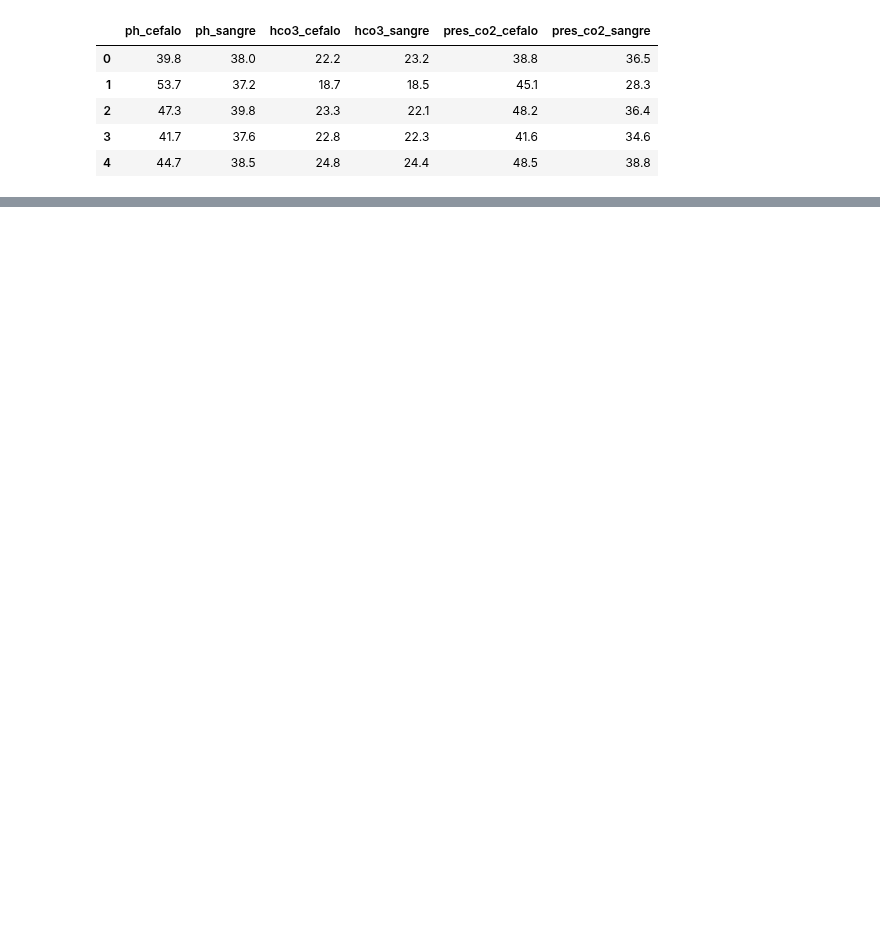
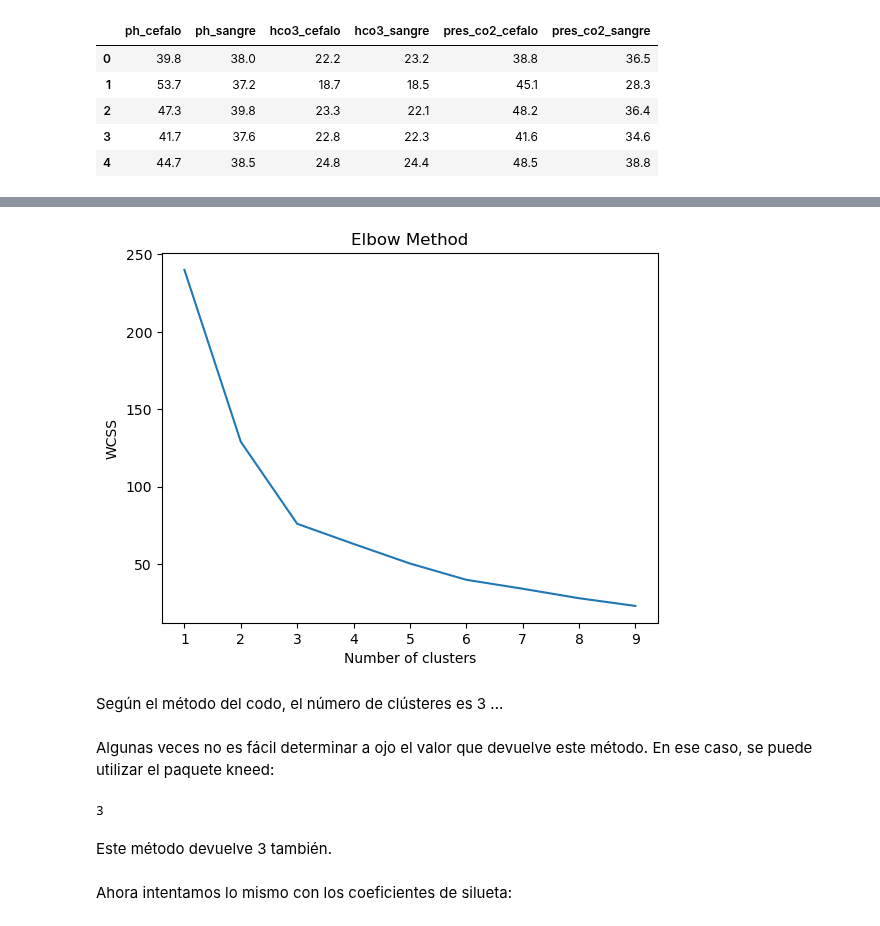
Before and after one commit to fcamadi/masterMLpython, a Jupyter notebook: Tema09/Tema9_kmeans.ipynb, the cells around one changed output, grey strips where cells are left out. Drawn from its saved outputs; the diff is of its cells as text; code cells hidden in the pictures; blank space fills up the shorter version.

```diff
--- a/Tema09/Tema9_kmeans.ipynb
+++ b/Tema09/Tema9_kmeans.ipynb
@@ -72,0 +126,6 @@ acidosis_raw.head()
+# %%
+# Standardization
+std_scaler = StandardScaler()
+
+acidosis_scaled = std_scaler.fit_transform(acidosis_raw)
+acidosis_scaled = pd.DataFrame(acidosis_scaled, columns=list(acidosis_raw))
@@ -72,0 +148,39 @@ acidosis_raw.head()
+# %%
+# Finding the optimal number of clusters using Elbow Method
+
+# using kwargs:
+kmeans_kwargs = {
+    "init": "k-means++",
+    "n_init": 10,
+    "max_iter": 200,
+    "random_state": 123,
+}
+
+wcss = []  # within-cluster sum of squares (WCSS) / K-Means minimizes the Sum of Squared Errors (SSE) or Inertia
+
+for i in range(1, 10):
+    #kmeans = KMeans(n_clusters=i, init='k-means++', max_iter=200, n_init=10, random_state=123)
+    kmeans = KMeans(n_clusters=i, **kmeans_kwargs)
+    kmeans.fit(acidosis_scaled)
+    wcss.append(kmeans.inertia_)
+
+plt.plot(range(1, 10), wcss)
+plt.title('Elbow Method')
+plt.xlabel('Number of clusters')
+plt.ylabel('WCSS')
+plt.show()
+# %% [output]
+[figure, added]
+# %% [markdown]
+Según el método del codo, el número de clústeres es 3 ...
+# %% [markdown]
+Algunas veces no es fácil determinar a ojo el valor que devuelve este método. En ese caso, se puede utilizar el paquete kneed:
+# %%
+kl = KneeLocator(range(1, 10), wcss, curve="convex", direction="decreasing")
+kl.elbow
+# %% [output]
+3
+# %% [markdown]
+Este método devuelve 3 también.
+# %% [markdown]
+Ahora intentamos lo mismo con los coeficientes de silueta:
```
Also changed, not shown: parts of 21 cells of this notebook.
